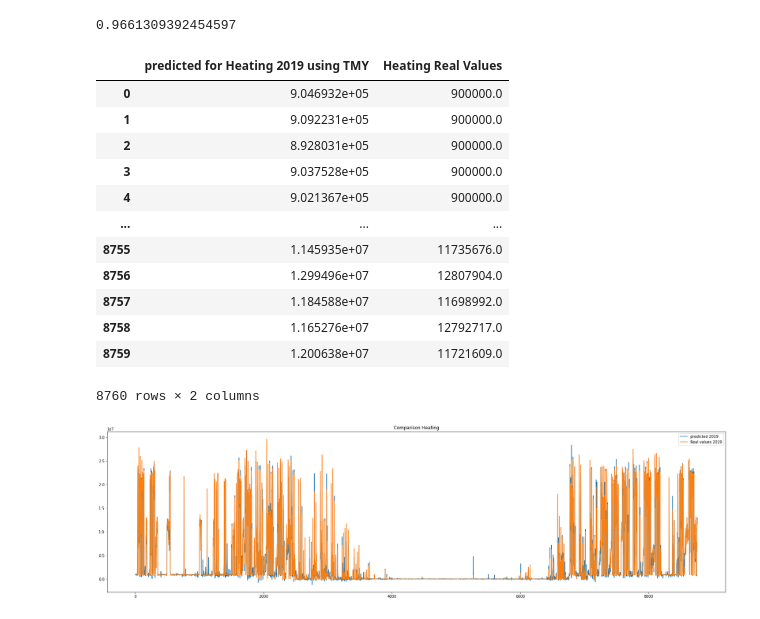
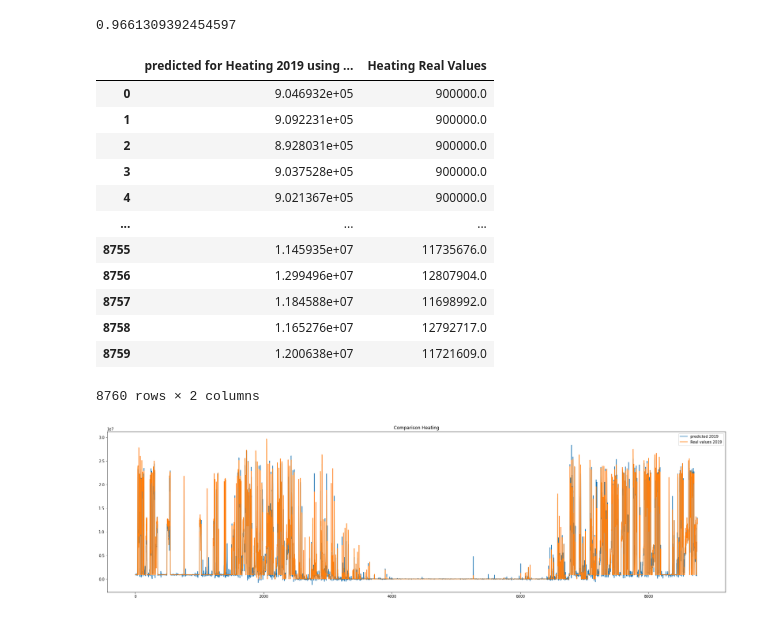
Before and after one commit to sajad95/Heat, a Jupyter notebook: FastCodeImpactofweatherXGB.ipynb, the cells around one changed output. Drawn from its saved outputs; the diff is of its cells as text; code cells hidden in the pictures.

```diff
--- a/FastCodeImpactofweatherXGB.ipynb
+++ b/FastCodeImpactofweatherXGB.ipynb
@@ -206,13 +178,13 @@ print(R2_score1)
 # %% [output]
 0.9661309392454597
 # %%
-Heating = pd.DataFrame(preds3, columns =['predicted for Heating 2019 using TMY'])
+Heating = pd.DataFrame(preds3, columns =['predicted for Heating 2019 using data belobged to 2019'])
 #LightsElectricity['LightsElectricity via TMY'] = pd.DataFrame(preds4)
 Heating[' Heating Real Values'] = C
 raw_df.to_csv('Heating.csv')
 Heating
 # %% [output]
-|  | predicted for Heating 2019 using TMY | Heating Real Values |
+|  | predicted for Heating 2019 using ... | Heating Real Values |
 | 0 | 9.046932e+05 | 900000.0 |
 | 1 | 9.092231e+05 | 900000.0 |
 | 2 | 8.928031e+05 | 900000.0 |
```
Also changed, not shown: parts of 20 cells of this notebook.
